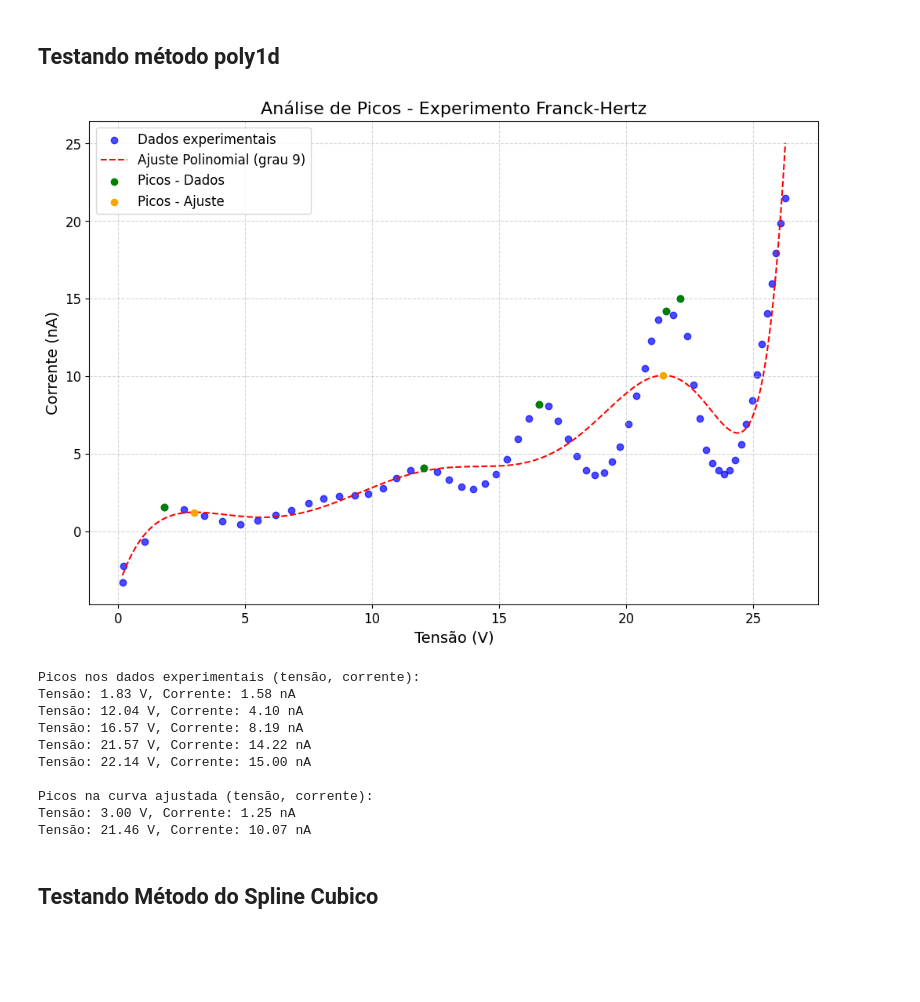
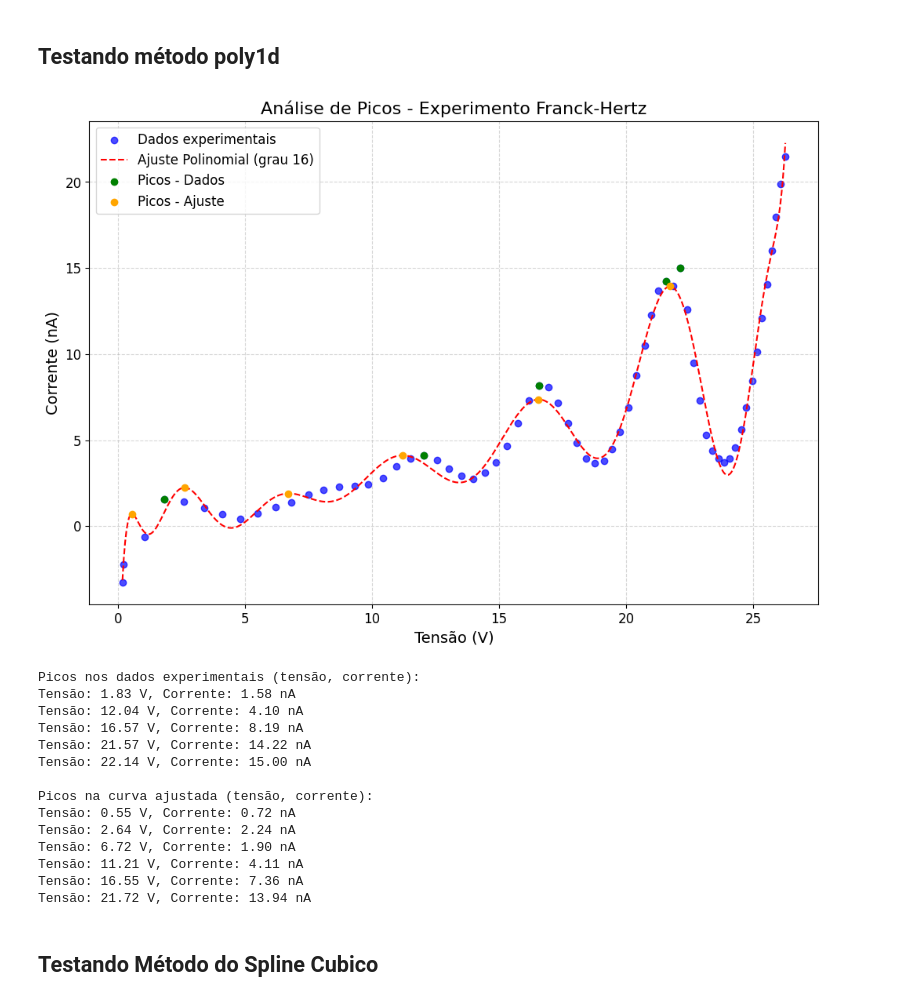
Before and after one commit to filipe7788/franck_hertz, a Jupyter notebook: fitting.ipynb, the cells around one changed output. Saved outputs shown, nothing was run; the diff lists cells and outputs as text; code cells hidden in the pictures; blank space fills up the shorter version.

```diff
--- a/fitting.ipynb
+++ b/fitting.ipynb
@@ -35,7 +35,7 @@ if tensao.empty or corrente.empty:
     exit()
 
 # Ajuste polinomial
-grau_polinomio = 9
+grau_polinomio = 16
 polinomio, coeficientes = ajustar_polinomio(tensao, corrente, grau_polinomio)
 
 # Gerar curva ajustada
@@ -64,34 +64,34 @@ if len(picos_ajuste) > 0:
     plt.scatter(x_fit[picos_ajuste], y_fit[picos_ajuste], color='orange', label='Picos - Ajuste', zorder=5)
 
 # Configurações do gráfico
 plt.title('Análise de Picos - Experimento Franck-Hertz', fontsize=16)
 plt.xlabel('Tensão (V)', fontsize=14)
 plt.ylabel('Corrente (nA)', fontsize=14)
 plt.grid(True, linestyle='--', alpha=0.5)
 plt.legend(fontsize=12)
 plt.xticks(fontsize=12)
 plt.yticks(fontsize=12)
 
 # Salvar o gráfico
 plt.savefig("analise_picos.png", dpi=300)
 plt.show()
 
 # Exibir posições dos picos
 print("Picos nos dados experimentais (tensão, corrente):")
 if len(picos_dados) > 0:
     for i in picos_dados:
         print(f"Tensão: {tensao.iloc[i]:.2f} V, Corrente: {corrente.iloc[i]:.2f} nA")
 else:
     print("Nenhum pico encontrado nos dados experimentais.")
 
 print("\nPicos na curva ajustada (tensão, corrente):")
 if len(picos_ajuste) > 0:
     for i in picos_ajuste:
         print(f"Tensão: {x_fit[i]:.2f} V, Corrente: {y_fit[i]:.2f} nA")
 else:
     print("Nenhum pico encontrado na curva ajustada.")
 # %% [output]
-[figure, old version]
+[figure, new version]
 Picos nos dados experimentais (tensão, corrente):
 Tensão: 1.83 V, Corrente: 1.58 nA
 Tensão: 12.04 V, Corrente: 4.10 nA
@@ -100,8 +100,12 @@ Tensão: 21.57 V, Corrente: 14.22 nA
 Tensão: 22.14 V, Corrente: 15.00 nA
 
 Picos na curva ajustada (tensão, corrente):
-Tensão: 3.00 V, Corrente: 1.25 nA
-Tensão: 21.46 V, Corrente: 10.07 nA
+Tensão: 0.55 V, Corrente: 0.72 nA
+Tensão: 2.64 V, Corrente: 2.24 nA
+Tensão: 6.72 V, Corrente: 1.90 nA
+Tensão: 11.21 V, Corrente: 4.11 nA
+Tensão: 16.55 V, Corrente: 7.36 nA
+Tensão: 21.72 V, Corrente: 13.94 nA
 # %% [markdown]
 ## Testando Método do Spline Cubico
 # %%
```
Also changed, not shown: parts of 2 cells of this notebook, 7 other files.
